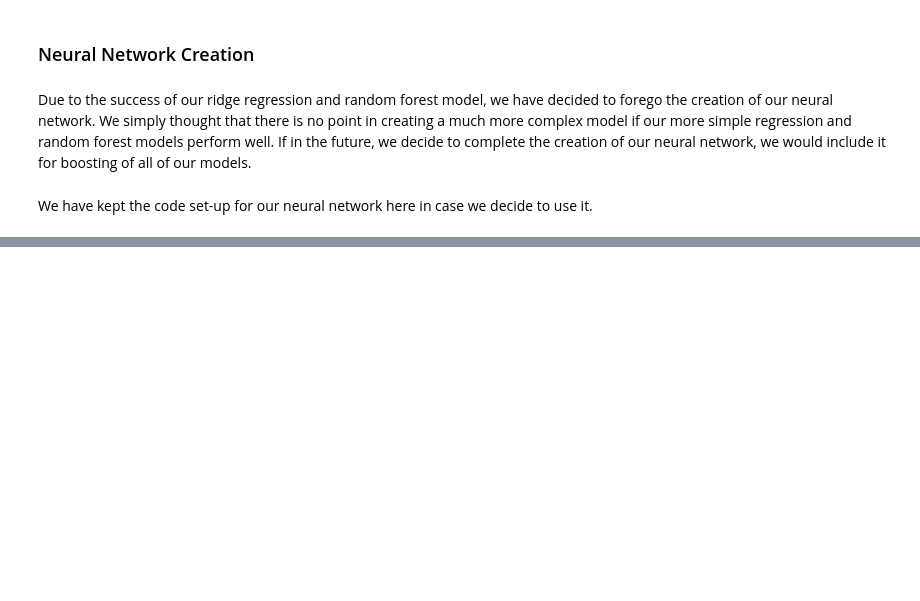
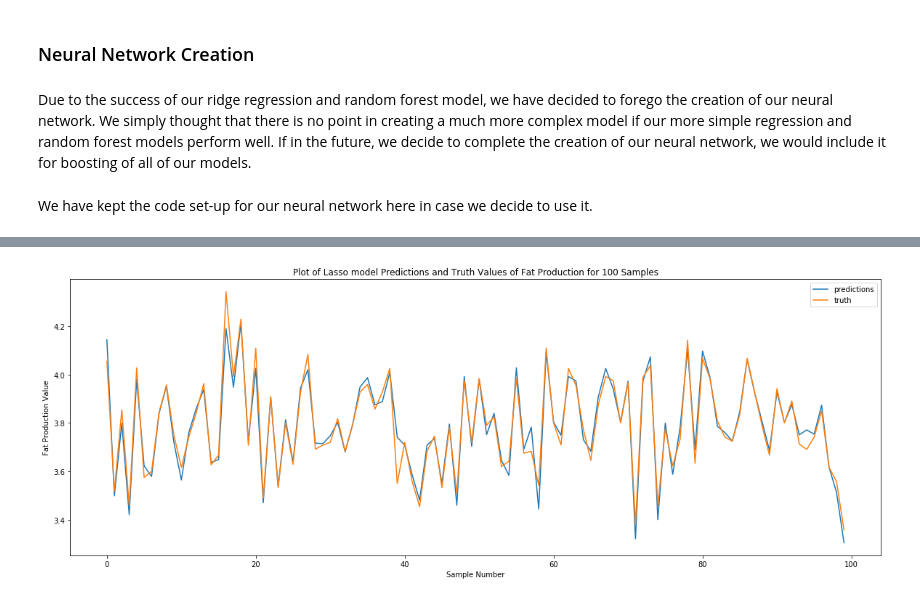
Before and after one commit to thebrianbn/cow_ml, a Jupyter notebook: milk_fat_prediction/milk_fat_analysis.ipynb, the cells around one changed output, grey strips where cells are left out. Drawn from its saved outputs; the diff is of its cells as text; code cells hidden in the pictures; blank space fills up the shorter version.

```diff
--- a/milk_fat_prediction/milk_fat_analysis.ipynb
+++ b/milk_fat_prediction/milk_fat_analysis.ipynb
@@ -438,0 +479,13 @@ TypeError: 'function' object is not subscriptable
+# %%
+preds = subject_preds["fat"]
+_, _, _, actual = subject_splits["fat"]
+
+plt.figure(figsize=(20,7))
+plt.plot(range(100), preds[:100])
+plt.plot(range(100), actual[:100])
+plt.legend(["predictions", "truth"])
+plt.title("Plot of Lasso model Predictions and Truth Values of Fat Production for 100 Samples")
+plt.xlabel("Sample Number")
+plt.ylabel("Fat Production Value");
+# %% [output]
+[figure, added]
```
Also changed, not shown: parts of 21 cells of this notebook.
